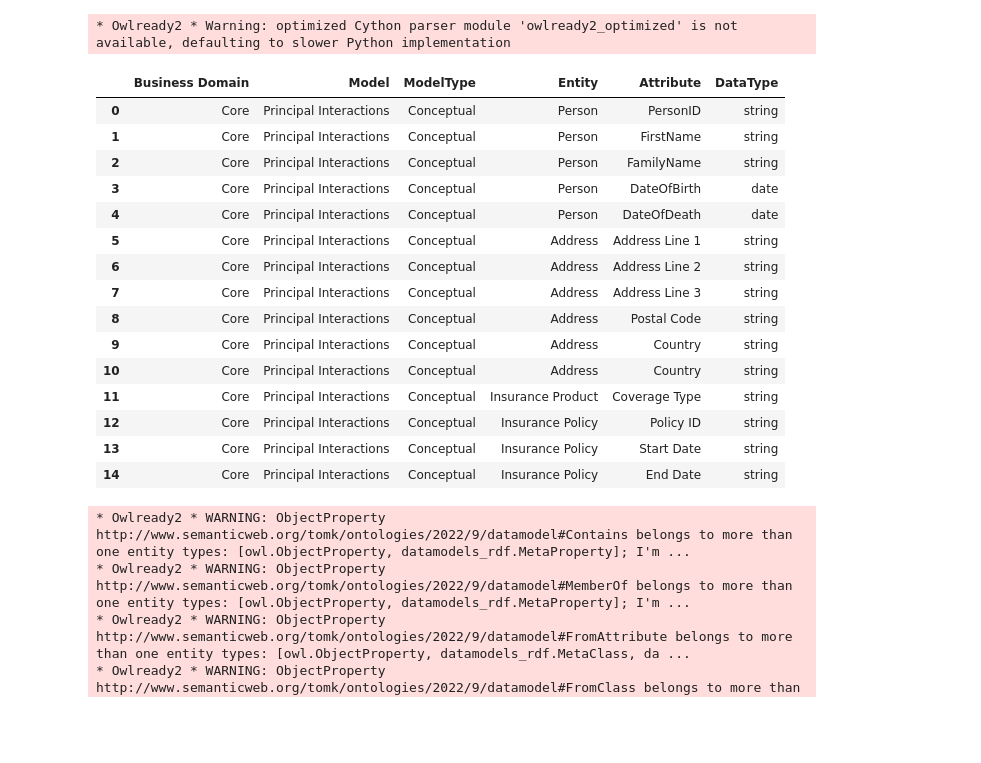
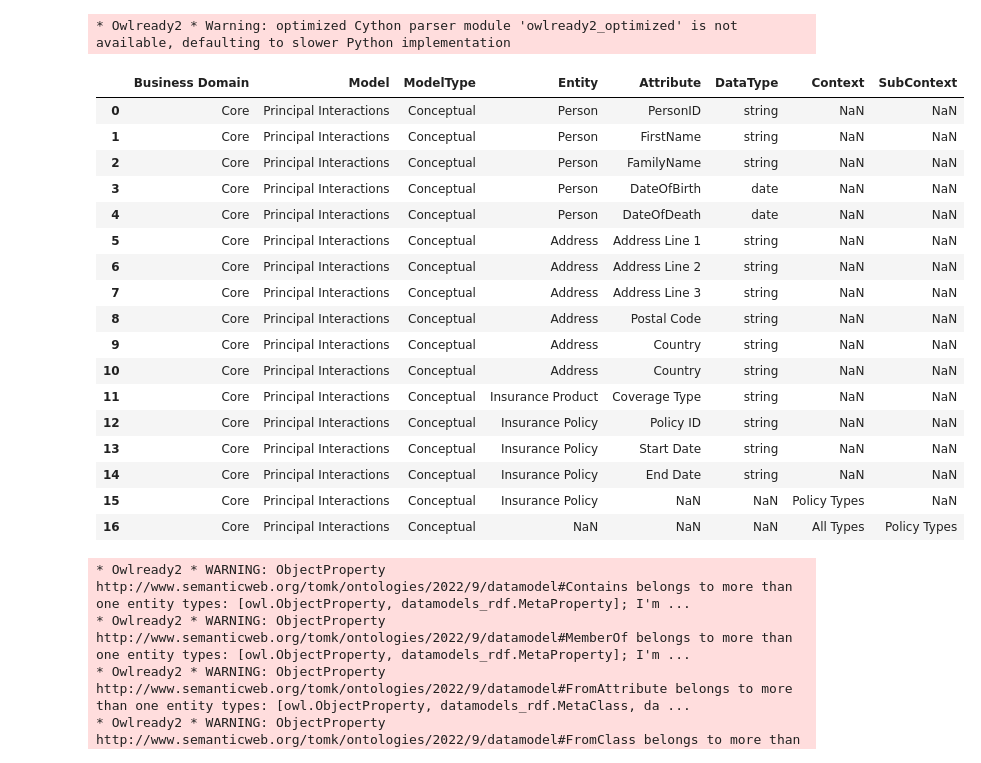
Before and after one commit to MrTomKimber/datamodels, a Jupyter notebook: Iteration 3.ipynb, the cells around one changed output. Cells and saved outputs as stored; diff of their text form; code cells hidden in the pictures; blank space fills up the shorter version.

```diff
--- a/Iteration 3.ipynb
+++ b/Iteration 3.ipynb
@@ -96,49 +96,61 @@ data_rows = [{ "Business Domain" : "Core",
              "DataType" : "string"},
             { "Business Domain" : "Core",
              "Model" : "Principal Interactions",
              "ModelType" : "Conceptual",
              "Entity" : "Insurance Product",
              "Attribute" : "Coverage Type",
              "DataType" : "string"},
             { "Business Domain" : "Core",
              "Model" : "Principal Interactions",
              "ModelType" : "Conceptual",
              "Entity" : "Insurance Policy",
              "Attribute" : "Policy ID",
              "DataType" : "string"},
             { "Business Domain" : "Core",
              "Model" : "Principal Interactions",
              "ModelType" : "Conceptual",
              "Entity" : "Insurance Policy",
              "Attribute" : "Start Date",
              "DataType" : "string"},
             { "Business Domain" : "Core",
              "Model" : "Principal Interactions",
              "ModelType" : "Conceptual",
              "Entity" : "Insurance Policy",
              "Attribute" : "End Date",
              "DataType" : "string"},
+            { "Business Domain" : "Core",
+             "Model" : "Principal Interactions",
+             "ModelType" : "Conceptual",
+             "Entity" : "Insurance Policy",
+             "Context" : "Policy Types"},
+            { "Business Domain" : "Core",
+             "Model" : "Principal Interactions",
+             "ModelType" : "Conceptual",
+             "Context" : "All Types",
+             "SubContext" : "Policy Types"},
 
             ]
 
 pd.DataFrame(data_rows)
 # %% [output]
-|  | Business Domain | Model | ModelType | Entity | Attribute | DataType |
-| 0 | Core | Principal Interactions | Conceptual | Person | PersonID | string |
-| 1 | Core | Principal Interactions | Conceptual | Person | FirstName | string |
-| 2 | Core | Principal Interactions | Conceptual | Person | FamilyName | string |
-| 3 | Core | Principal Interactions | Conceptual | Person | DateOfBirth | date |
-| 4 | Core | Principal Interactions | Conceptual | Person | DateOfDeath | date |
-| 5 | Core | Principal Interactions | Conceptual | Address | Address Line 1 | string |
-| 6 | Core | Principal Interactions | Conceptual | Address | Address Line 2 | string |
-| 7 | Core | Principal Interactions | Conceptual | Address | Address Line 3 | string |
-| 8 | Core | Principal Interactions | Conceptual | Address | Postal Code | string |
-| 9 | Core | Principal Interactions | Conceptual | Address | Country | string |
-| 10 | Core | Principal Interactions | Conceptual | Address | Country | string |
-| 11 | Core | Principal Interactions | Conceptual | Insurance Product | Coverage Type | string |
-| 12 | Core | Principal Interactions | Conceptual | Insurance Policy | Policy ID | string |
-| 13 | Core | Principal Interactions | Conceptual | Insurance Policy | Start Date | string |
-| 14 | Core | Principal Interactions | Conceptual | Insurance Policy | End Date | string |
+|  | Business Domain | Model | ModelType | Entity | Attribute | DataType | Context | SubContext |
+| 0 | Core | Principal Interactions | Conceptual | Person | PersonID | string | NaN | NaN |
+| 1 | Core | Principal Interactions | Conceptual | Person | FirstName | string | NaN | NaN |
+| 2 | Core | Principal Interactions | Conceptual | Person | FamilyName | string | NaN | NaN |
+| 3 | Core | Principal Interactions | Conceptual | Person | DateOfBirth | date | NaN | NaN |
+| 4 | Core | Principal Interactions | Conceptual | Person | DateOfDeath | date | NaN | NaN |
+| 5 | Core | Principal Interactions | Conceptual | Address | Address Line 1 | string | NaN | NaN |
+| 6 | Core | Principal Interactions | Conceptual | Address | Address Line 2 | string | NaN | NaN |
+| 7 | Core | Principal Interactions | Conceptual | Address | Address Line 3 | string | NaN | NaN |
+| 8 | Core | Principal Interactions | Conceptual | Address | Postal Code | string | NaN | NaN |
+| 9 | Core | Principal Interactions | Conceptual | Address | Country | string | NaN | NaN |
+| 10 | Core | Principal Interactions | Conceptual | Address | Country | string | NaN | NaN |
+| 11 | Core | Principal Interactions | Conceptual | Insurance Product | Coverage Type | string | NaN | NaN |
+| 12 | Core | Principal Interactions | Conceptual | Insurance Policy | Policy ID | string | NaN | NaN |
+| 13 | Core | Principal Interactions | Conceptual | Insurance Policy | Start Date | string | NaN | NaN |
+| 14 | Core | Principal Interactions | Conceptual | Insurance Policy | End Date | string | NaN | NaN |
+| 15 | Core | Principal Interactions | Conceptual | Insurance Policy | NaN | NaN | Policy Types | NaN |
+| 16 | Core | Principal Interactions | Conceptual | NaN | NaN | NaN | All Types | Policy Types |
 # %%
 onto = owlr.get_ontology("datamodels_rdf.owl").load()
 # %% [output]
```
Also changed, not shown: parts of 17 cells of this notebook, 2 other files.
